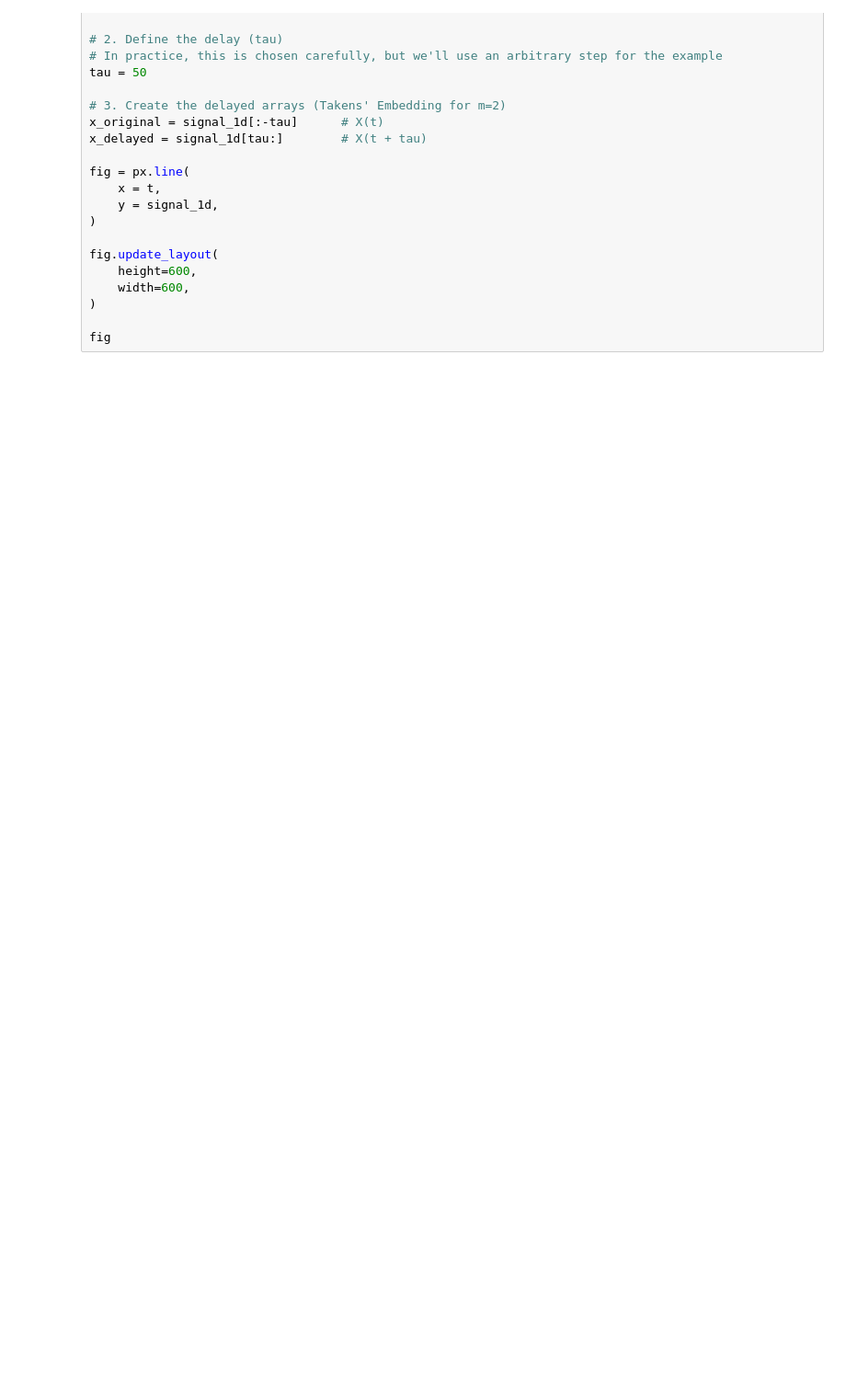
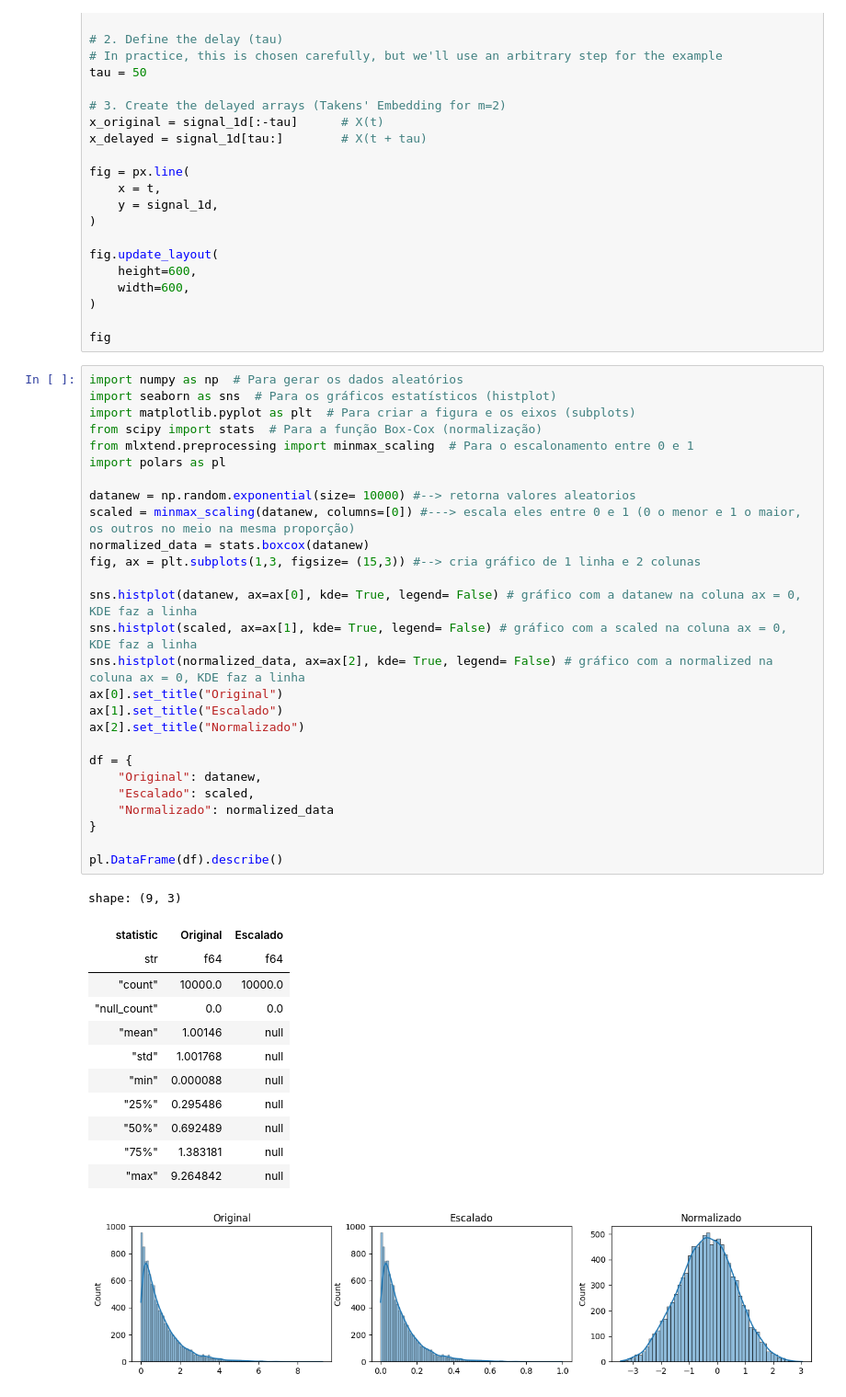
Before and after one commit to mumiavini/cv_vibrometry, a Jupyter notebook: Code/interesting.ipynb, the cells around one changed output. Shown at 92% size. Cells and saved outputs as stored; diff of their text form; blank space fills up the shorter version.

```diff
--- a/interesting.ipynb
+++ b/Code/interesting.ipynb
@@ -41,3 +41,44 @@ fig.update_layout(
 )
 
 fig
+# %%
+import numpy as np  # Para gerar os dados aleatórios
+import seaborn as sns  # Para os gráficos estatísticos (histplot)
+import matplotlib.pyplot as plt  # Para criar a figura e os eixos (subplots)
+from scipy import stats  # Para a função Box-Cox (normalização)
+from mlxtend.preprocessing import minmax_scaling  # Para o escalonamento entre 0 e 1
+import polars as pl
+
+datanew = np.random.exponential(size= 10000) #--> retorna valores aleatorios
+scaled = minmax_scaling(datanew, columns=[0]) #---> escala eles entre 0 e 1 (0 o menor e 1 o maior, os outros no meio na mesma proporção)
+normalized_data = stats.boxcox(datanew)
+fig, ax = plt.subplots(1,3, figsize= (15,3)) #--> cria gráfico de 1 linha e 2 colunas
+
+sns.histplot(datanew, ax=ax[0], kde= True, legend= False) # gráfico com a datanew na coluna ax = 0, KDE faz a linha
+sns.histplot(scaled, ax=ax[1], kde= True, legend= False) # gráfico com a scaled na coluna ax = 0, KDE faz a linha
+sns.histplot(normalized_data, ax=ax[2], kde= True, legend= False) # gráfico com a normalized na coluna ax = 0, KDE faz a linha
+ax[0].set_title("Original")
+ax[1].set_title("Escalado")
+ax[2].set_title("Normalizado")
+
+df = {
+    "Original": datanew,
+    "Escalado": scaled,
+    "Normalizado": normalized_data
+}
+
+pl.DataFrame(df).describe()
+# %% [output]
+shape: (9, 3)
+| statistic | Original | Escalado |
+| str | f64 | f64 |
+| "count" | 10000.0 | 10000.0 |
+| "null_count" | 0.0 | 0.0 |
+| "mean" | 1.00146 | null |
+| "std" | 1.001768 | null |
+| "min" | 0.000088 | null |
+| "25%" | 0.295486 | null |
+| "50%" | 0.692489 | null |
+| "75%" | 1.383181 | null |
+| "max" | 9.264842 | null |
+[figure, added]
```
Also changed, not shown: parts of 2 cells of this notebook, 24 other files.
